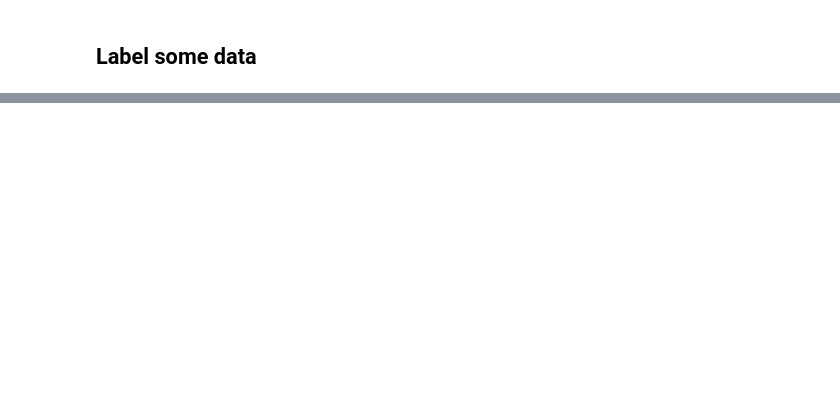
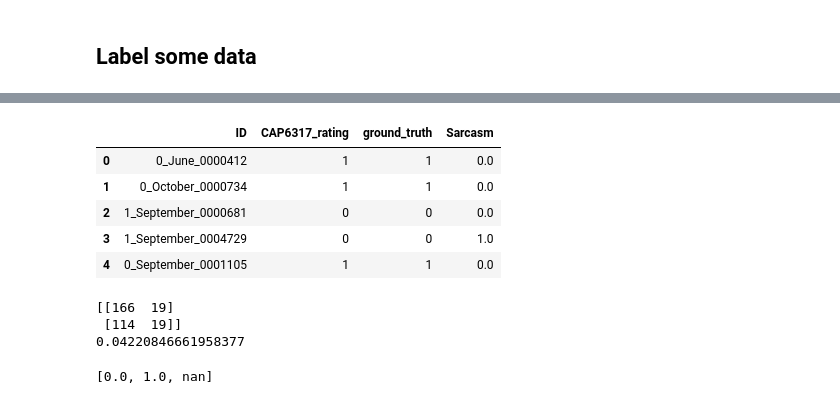
Before and after one commit to mtaufeeq/socialMM_P7, a Jupyter notebook: scripts/eda.ipynb, the cells around one changed output, grey strips where cells are left out. Saved outputs shown, nothing was run; the diff lists cells and outputs as text; code cells hidden in the pictures; blank space fills up the shorter version.

Commit message:
agreement score is computed.

```diff
--- a/scripts/eda.ipynb
+++ b/scripts/eda.ipynb
@@ -555,0 +583,22 @@ dtype: object
+# %%
+m_df2.head()
+# %% [output]
+|  | ID | CAP6317_rating | ground_truth | Sarcasm |
+| 0 | 0_June_0000412 | 1 | 1 | 0.0 |
+| 1 | 0_October_0000734 | 1 | 1 | 0.0 |
+| 2 | 1_September_0000681 | 0 | 0 | 0.0 |
+| 3 | 1_September_0004729 | 0 | 0 | 1.0 |
+| 4 | 0_September_0001105 | 1 | 1 | 0.0 |
+# %%
+print(confusion_matrix(m_df2["CAP6317_rating"], m_df2["Sarcasm"].astype(bool)))
+
+
+print(cohen_kappa_score(m_df2["ground_truth"], m_df2["Sarcasm"].astype(int)))
+# %% [output]
+[[166  19]
+ [114  19]]
+0.04220846661958377
+# %%
+m_df2["Sarcasm"].unique().tolist()
+# %% [output]
+[0.0, 1.0, nan]
```
Also changed, not shown: parts of 69 cells of this notebook.
